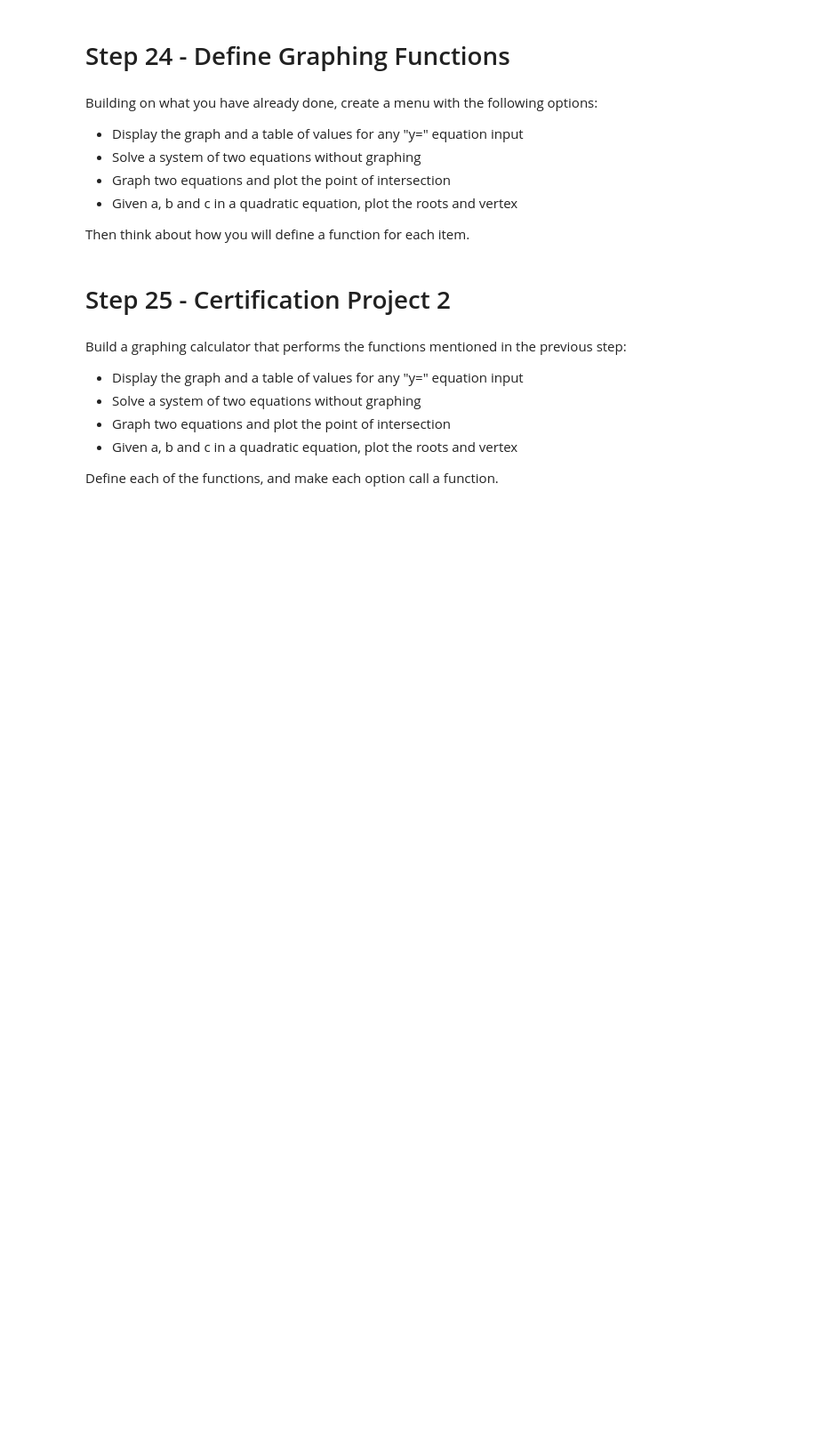
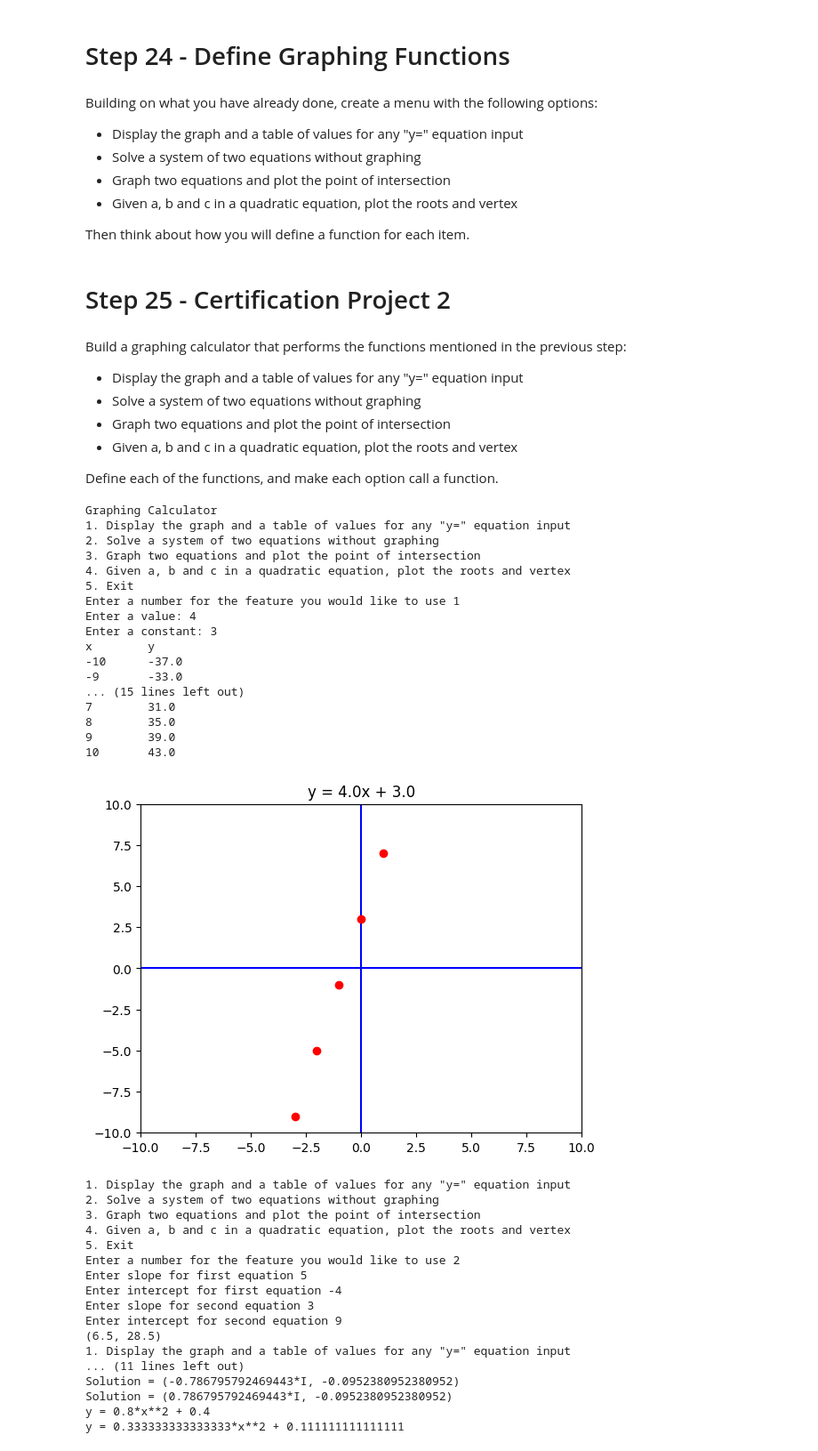
Before and after one commit to derektypist/build-a-graphing-calculator, a Jupyter notebook: Copy_of_Foundational_Math_2_(Learn).ipynb, the cells around one changed output. Shown at 89% size. Saved outputs shown, nothing was run; the diff lists cells and outputs as text; code cells hidden in the pictures; blank space fills up the shorter version.

```diff
--- a/Copy_of_Foundational_Math_2_(Learn).ipynb
+++ b/Copy_of_Foundational_Math_2_(Learn).ipynb
@@ -921,0 +1013,69 @@ Define each of the functions, and make each option call a function.
+# %%
+# Write your code here
+def display_title():
+  print("\nGraphing Calculator")
+
+def menu():
+  while True:
+    print('1. Display the graph and a table of values for any "y=" equation input')
+    print('2. Solve a system of two equations without graphing')
+    print('3. Graph two equations and plot the point of intersection')
+    print('4. Given a, b and c in a quadratic equation, plot the roots and vertex')
+    print('5. Exit')
+    choice = int(input("Enter a number for the feature you would like to use "))
+    if choice == 1:
+      graph_and_table()
+    elif choice == 2:
+      solve_system_no_graph()
+    elif choice == 3:
+      graph_system()
+    elif choice == 4:
+      quadratic_graph()
+    elif choice == 5:
+      print("Exiting the program")
+      break
+    else:
+      print("Invalid choice.  Please try again.")
+
+
+
+display_title()
+menu()
+
+# This step does not have a test
+# %% [output]
+Graphing Calculator
+1. Display the graph and a table of values for any "y=" equation input
+2. Solve a system of two equations without graphing
+3. Graph two equations and plot the point of intersection
+4. Given a, b and c in a quadratic equation, plot the roots and vertex
+5. Exit
+Enter a number for the feature you would like to use 1
+Enter a value: 4
+Enter a constant: 3
+x        y
+-10      -37.0
+-9       -33.0
+... (15 lines left out)
+7        31.0
+8        35.0
+9        39.0
+10       43.0
+[figure, added]
+1. Display the graph and a table of values for any "y=" equation input
+2. Solve a system of two equations without graphing
+3. Graph two equations and plot the point of intersection
+4. Given a, b and c in a quadratic equation, plot the roots and vertex
+5. Exit
+Enter a number for the feature you would like to use 2
+Enter slope for first equation 5
+Enter intercept for first equation -4
+Enter slope for second equation 3
+Enter intercept for second equation 9
+(6.5, 28.5)
+1. Display the graph and a table of values for any "y=" equation input
+... (11 lines left out)
+Solution = (-0.786795792469443*I, -0.0952380952380952)
+Solution = (0.786795792469443*I, -0.0952380952380952)
+y = 0.8*x**2 + 0.4
+y = 0.333333333333333*x**2 + 0.111111111111111
```
Also changed, not shown: parts of 4 cells of this notebook.
